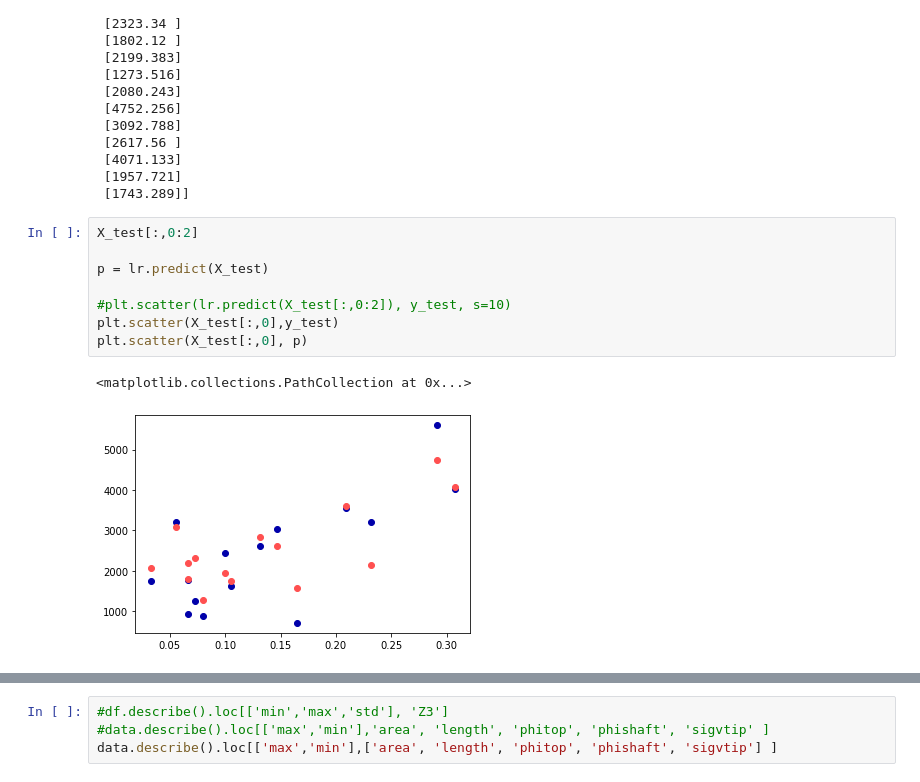
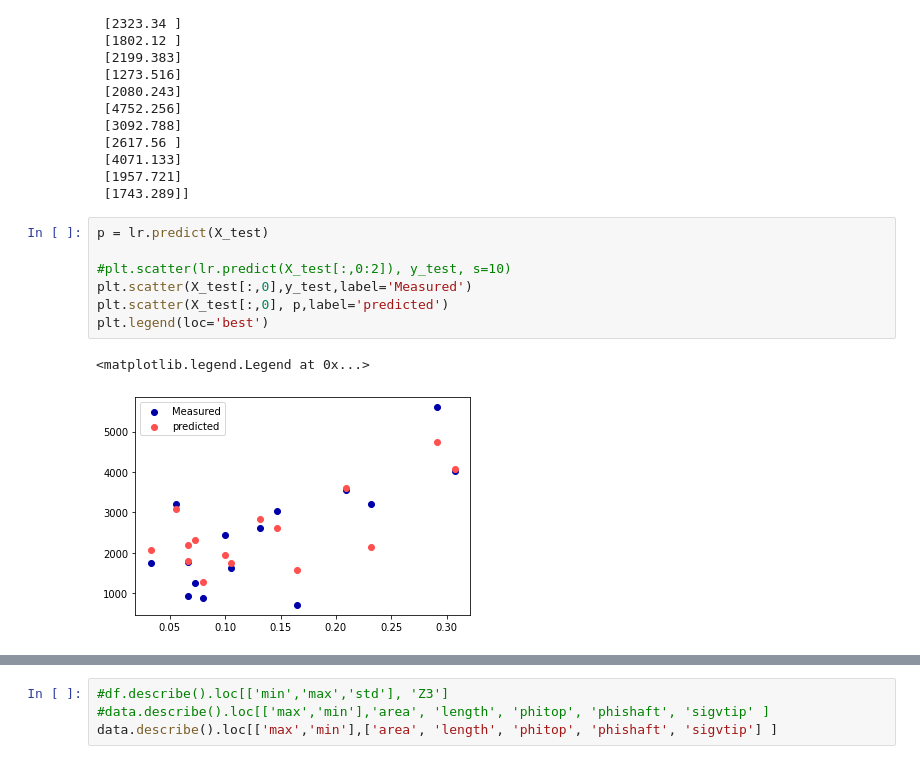
Before and after one commit to blee8/MyNotebook, a Jupyter notebook: 00_Sum Note/92_pile capacity Int to ML.ipynb, the cells around one changed output, grey strips where cells are left out. Saved outputs shown, nothing was run; the diff lists cells and outputs as text.

```diff
--- a/00_Sum Note/92_pile capacity Int to ML.ipynb
+++ b/00_Sum Note/92_pile capacity Int to ML.ipynb
@@ -769,14 +777,13 @@ lr.coef_: 6686.302324591234
  [1957.721]
  [1743.289]]
 # %%
-X_test[:,0:2]
-
 p = lr.predict(X_test)
 
 #plt.scatter(lr.predict(X_test[:,0:2]), y_test, s=10)
-plt.scatter(X_test[:,0],y_test)
-plt.scatter(X_test[:,0], p)
+plt.scatter(X_test[:,0],y_test,label='Measured')
+plt.scatter(X_test[:,0], p,label='predicted')
+plt.legend(loc='best')
 # %% [output]
-<matplotlib.collections.PathCollection at 0x...>
+<matplotlib.legend.Legend at 0x...>
-[figure, old version]
+[figure, new version]
 # %%
```
Also changed, not shown: parts of 9 cells of this notebook, 3 other files.
